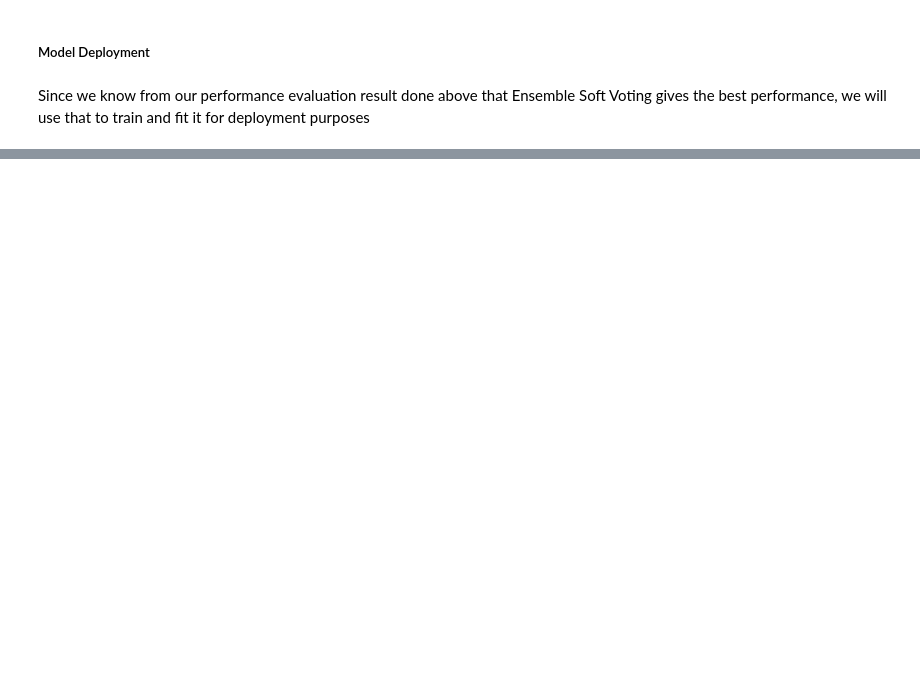
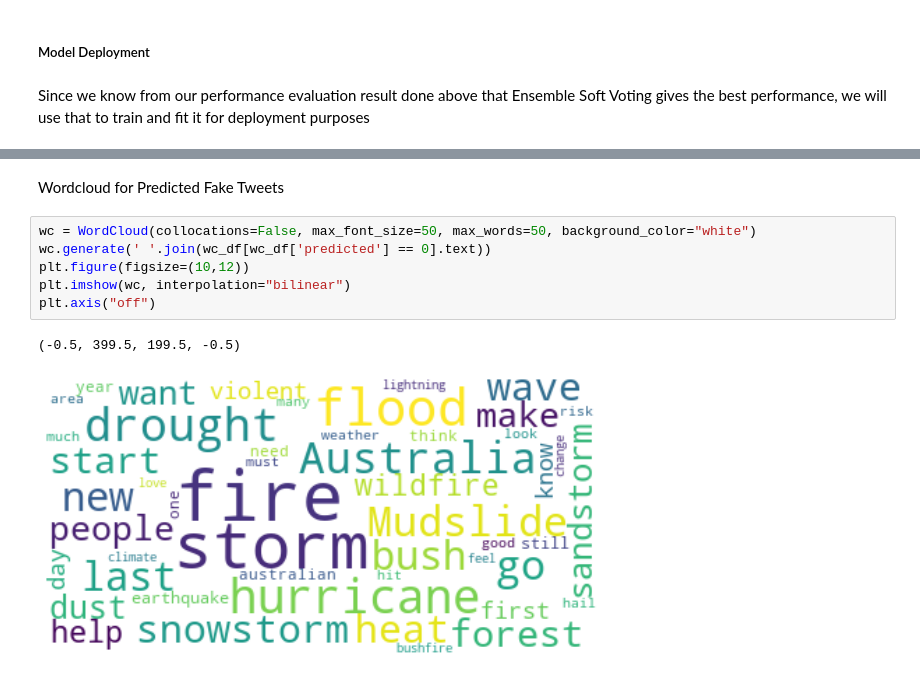
Before and after one commit to mhmdhzq93/fakenews-twitter-natural-disaster, a Jupyter notebook: model.ipynb, the cells around one changed output, grey strips where cells are left out. Saved outputs shown, nothing was run; the diff lists cells and outputs as text; blank space fills up the shorter version.

```diff
--- a/model.ipynb
+++ b/model.ipynb
@@ -199,0 +210,11 @@ VotingClassifier(estimators=[('svm', SVC(probability=True, random_state=123)),
+# %% [markdown]
+Wordcloud for Predicted Fake Tweets
+# %%
+wc = WordCloud(collocations=False, max_font_size=50, max_words=50, background_color="white")
+wc.generate(' '.join(wc_df[wc_df['predicted'] == 0].text))
+plt.figure(figsize=(10,12))
+plt.imshow(wc, interpolation="bilinear")
+plt.axis("off")
+# %% [output]
+(-0.5, 399.5, 199.5, -0.5)
+[figure, added]
```
Also changed, not shown: parts of 11 cells of this notebook, 1 other file.
